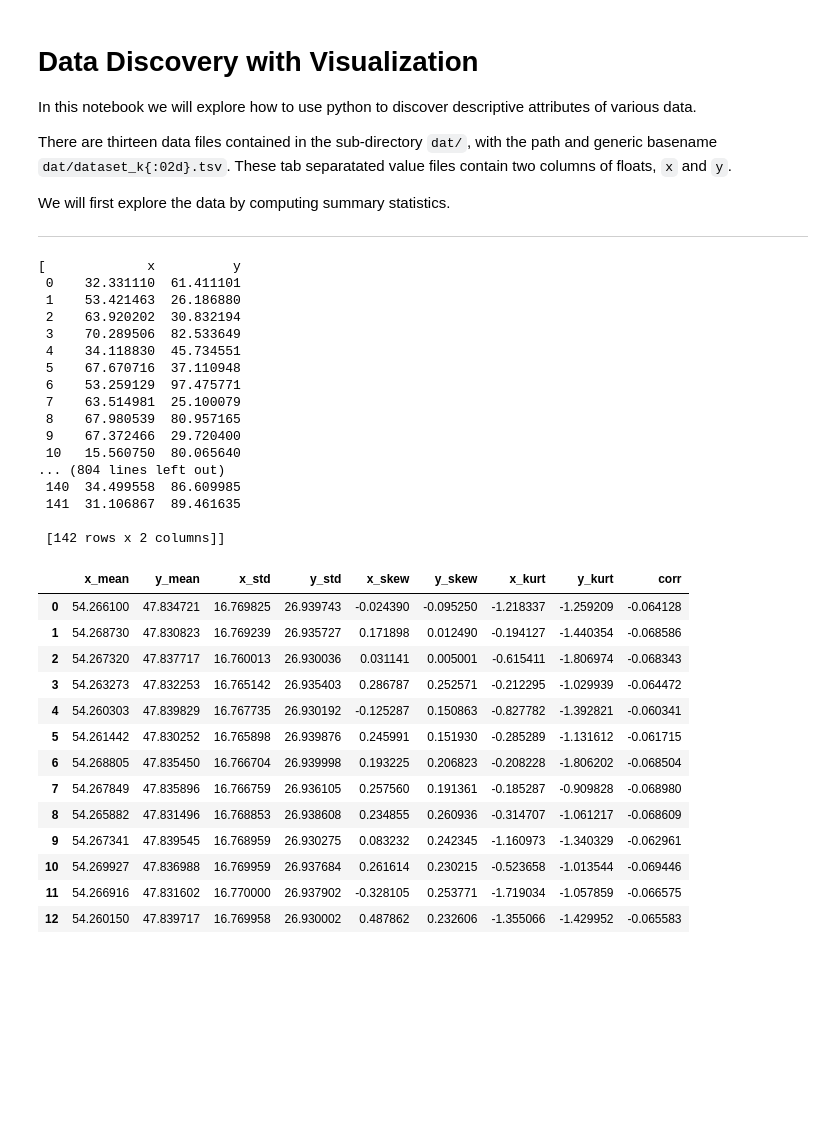
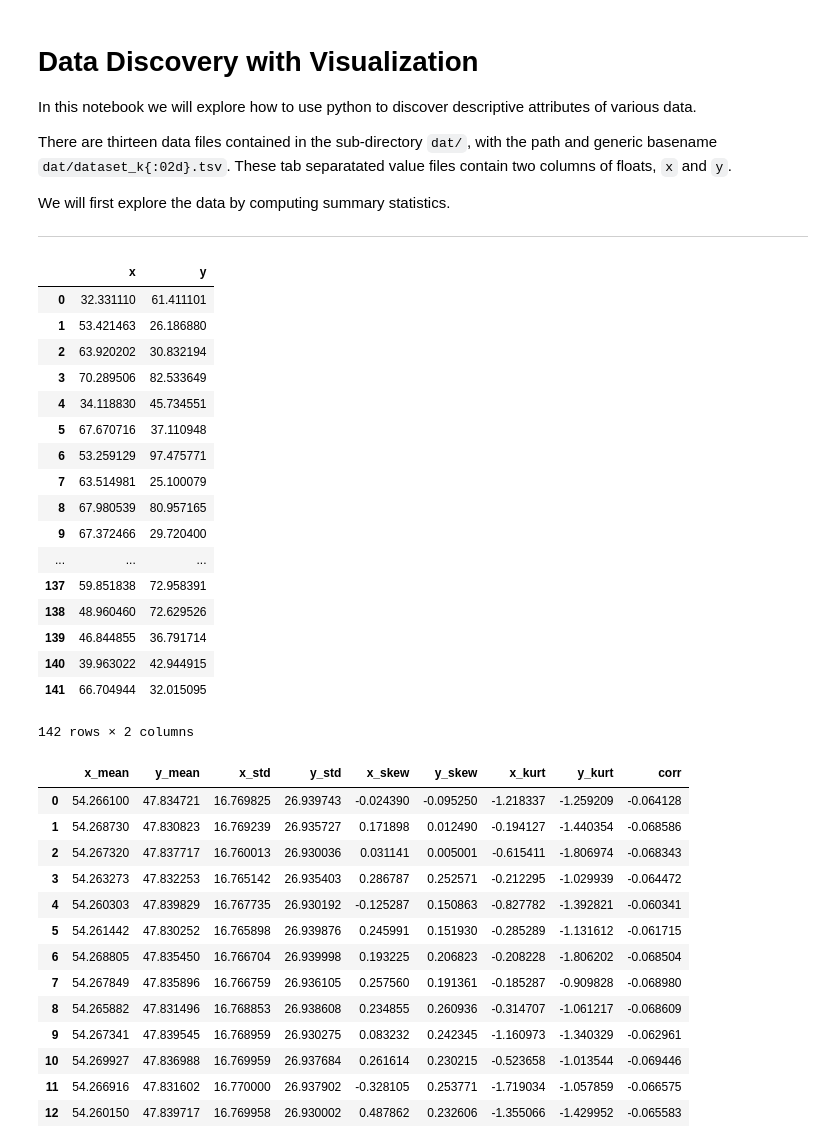
Before and after one commit to jyalim/RCworkshops, a Jupyter notebook: data-python/vis-discovery/vis-discovery.ipynb, the cells around one changed output. Saved outputs shown, nothing was run; the diff lists cells and outputs as text; code cells hidden in the pictures; blank space fills up the shorter version.

```diff
--- a/data-python/vis-discovery/vis-discovery.ipynb
+++ b/data-python/vis-discovery/vis-discovery.ipynb
@@ -20,25 +20,26 @@ F = natsort.realsorted(glob.glob('dat/dataset_K*.tsv'))
 # Generate a list of DataFrames with list index -> dataset index
 dfs = [ pd.read_csv(f,delimiter='\t') for f in F ]
 # %%
-dfs
+dfs[0]
 # %% [output]
+|  | x | y |
+| 0 | 32.331110 | 61.411101 |
+| 1 | 53.421463 | 26.186880 |
+| 2 | 63.920202 | 30.832194 |
+| 3 | 70.289506 | 82.533649 |
+| 4 | 34.118830 | 45.734551 |
+| 5 | 67.670716 | 37.110948 |
+| 6 | 53.259129 | 97.475771 |
+| 7 | 63.514981 | 25.100079 |
+| 8 | 67.980539 | 80.957165 |
+| 9 | 67.372466 | 29.720400 |
+| ... | ... | ... |
+| 137 | 59.851838 | 72.958391 |
+| 138 | 48.960460 | 72.629526 |
+| 139 | 46.844855 | 36.791714 |
+| 140 | 39.963022 | 42.944915 |
+| 141 | 66.704944 | 32.015095 |
-[             x          y
- 0    32.331110  61.411101
- 1    53.421463  26.186880
- 2    63.920202  30.832194
- 3    70.289506  82.533649
- 4    34.118830  45.734551
- 5    67.670716  37.110948
- 6    53.259129  97.475771
- 7    63.514981  25.100079
- 8    67.980539  80.957165
- 9    67.372466  29.720400
- 10   15.560750  80.065640
-... (804 lines left out)
- 140  34.499558  86.609985
- 141  31.106867  89.461635
-
- [142 rows x 2 columns]]
+142 rows × 2 columns
 # %%
 # Useful function
 def gen_summary_statistics(df):
```
Also changed, not shown: parts of 1 cell of this notebook, 2 other files.
